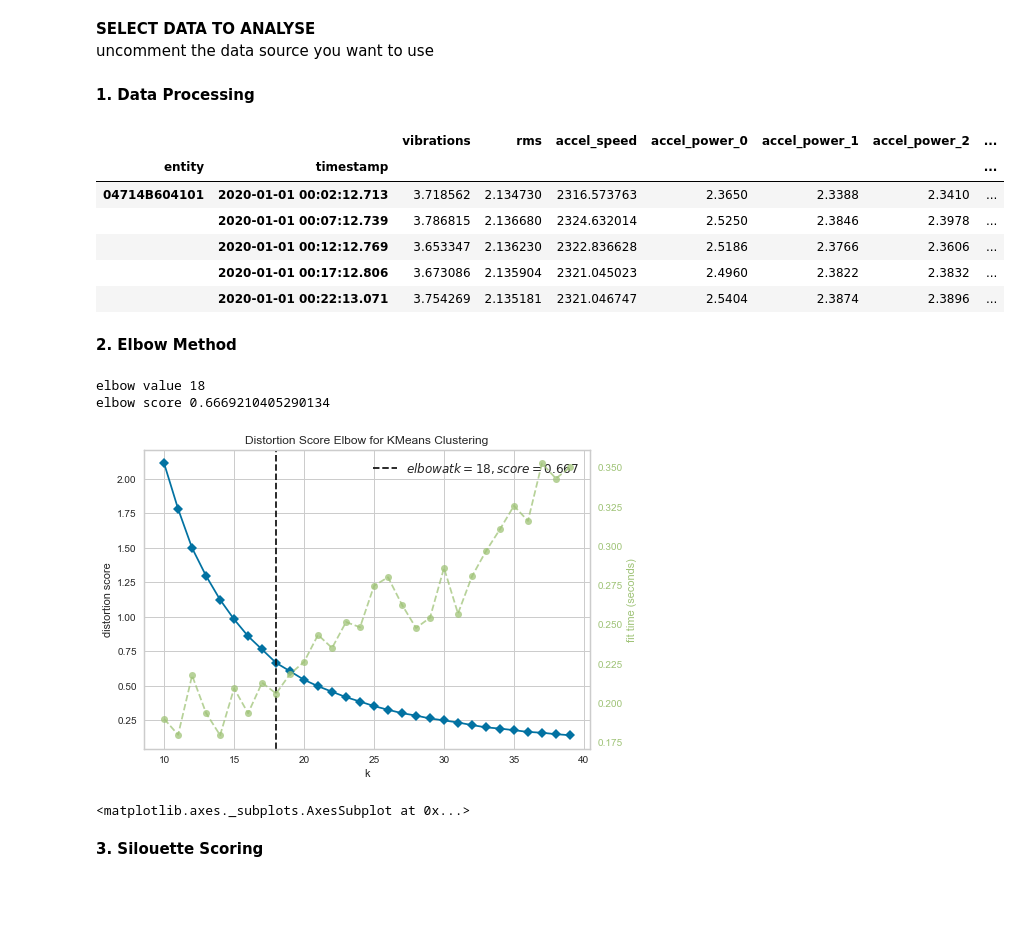
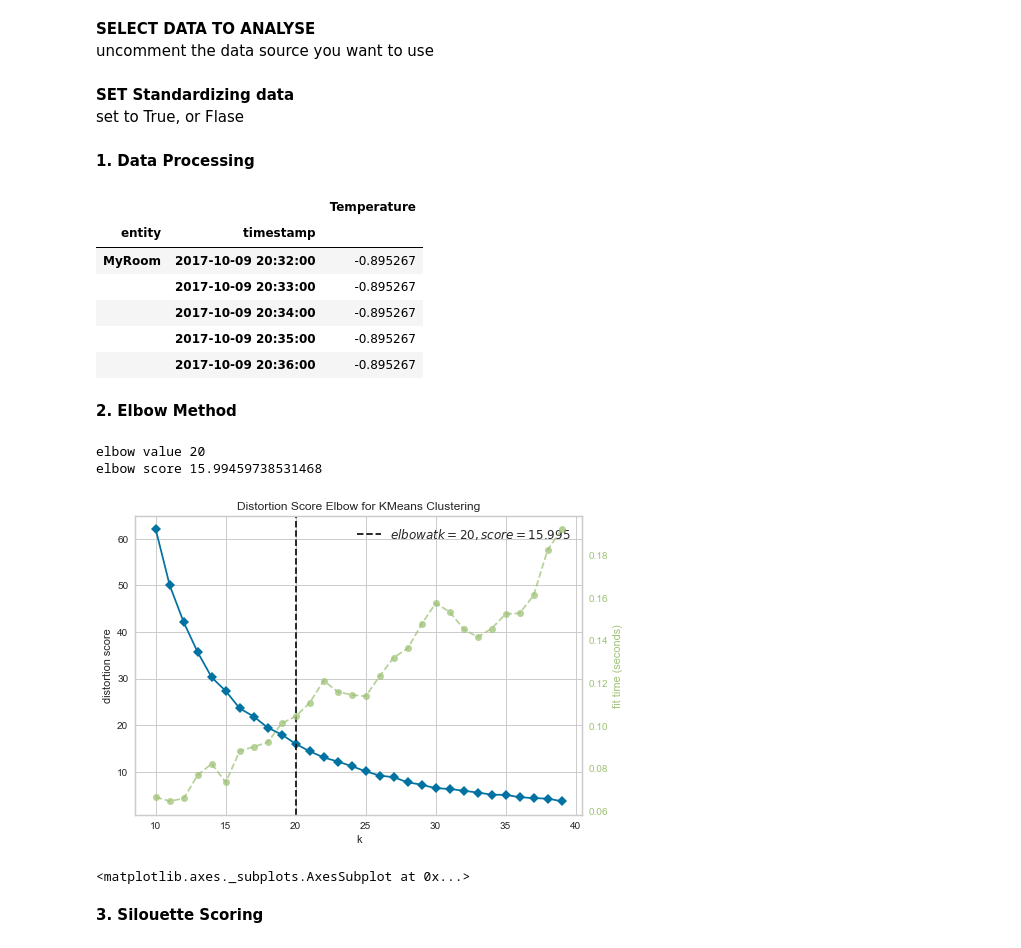
Before and after one commit to singhshraddha/ss-iotfunctions, a Jupyter notebook: notebooks/cblof-kmeans.ipynb, the cells around one changed output. Cells and saved outputs as stored; diff of their text form; code cells hidden in the pictures; blank space fills up the shorter version.

```diff
--- a/notebooks/cblof-kmeans.ipynb
+++ b/notebooks/cblof-kmeans.ipynb
@@ -87,10 +109,15 @@ The autoreload extension is already loaded. To reload it, use:
 uncomment the data source you want to use
 # %%
 #Select (by uncommenting) a data source
-#datapath = '../data/AzureAnomalysample.csv'; datakey='Temperature'
+datapath = '../data/AzureAnomalysample.csv'; datakey='Temperature'
 #datapath = '../data/Armstark04714B6046D5.csv'; datakey='ArmstarkGoodData'
-datapath='../data/Armstark04714B604101.csv'; datakey='ArmstarkBadData'
+#datapath='../data/Armstark04714B604101.csv'; datakey='ArmstarkBadData'
 #datapath = '../data/Anomaly_Sample_data.csv'; datakey='SampleAnomalyData'
+# %% [markdown]
+**SET Standardizing data** <br>
+set to True, or Flase
+# %%
+standardize_data = True
 # %% [markdown]
 **1. Data Processing**
 # %%
@@ -121,7 +148,7 @@ if datakey is "ArmstarkGoodData":
     utils.l2norm(df, 'rms', 'RMS_X', 'RMS_Y', 'RMS_Z')
     utils.l2norm(df, 'accel_speed', 'ACCEL_SPEED')
     utils.unrollAccel(df)
-    df = df.filter(listAttr, axis=1)
+    df = dp.filter_data(listAttr)
 
     #colum we want to analyze
     columnname = 'vibrations'
@@ -140,41 +167,48 @@ if datakey is "ArmstarkBadData":
                 'accel_power_2', 'accel_power_3', 'accel_power_4']
     utils.l2norm(df, 'vibrations', 'VIBRATIONS_XAXIS', 'VIBRATIONS_YAXIS', 'VIBRATIONS_ZAXIS')
     utils.l2norm(df, 'rms', 'RMS_X', 'RMS_Y', 'RMS_Z')
     utils.l2norm(df, 'accel_speed', 'ACCEL_SPEED')
     utils.unrollAccel(df)
-    df = df.filter(listAttr, axis=1)
+    df = dp.filter_data(listAttr)
 
     #colum we want to analyze
     columnname = 'vibrations'
     entity='04714B604101'
 
 #-------------------------------DATA 4-------------------------------#
 if datakey is "SampleAnomalyData":
     dp = data.DataProcessor(filepath=datapath, timestampcolumn='EVT_TIMESTAMP')
     dp.change_column_name('entity', 'DEVICEID')
     dp.change_column_name('timestamp', 'EVT_TIMESTAMP')
     dp.drop_columns(columns=['LOGICALINTERFACE_ID', 'EVENTTYPE', 'FORMAT', 'TURBINE_ID'])
     dp.process_data()
     df = dp.get_data()
     #colum we want to analyze
     columnname = 'TEMPERATURE' #PRESSURE
     entity='A101'
 
+#Standardizing
+df_val = df[int(df.shape[0]/2)+1:]
+df = df[:int(df.shape[0]/2)]
+if standardize_data:
+    df = dp.standard_scaler(df, columnname)
+    df_val = dp.scaler_transform(df_val, columnname)
+
 X = np.array(df[columnname])
 try:
     X.shape[1]
 except:
     X = X.reshape(-1, 1)
 
 df.head()
 # %% [output]
-|  |  | vibrations | rms | accel_speed | accel_power_0 | accel_power_1 | accel_power_2 | ... |
-| entity | timestamp |  |  |  |  |  |  | ... |
-| 04714B604101 | 2020-01-01 00:02:12.713 | 3.718562 | 2.134730 | 2316.573763 | 2.3650 | 2.3388 | 2.3410 | ... |
-|  | 2020-01-01 00:07:12.739 | 3.786815 | 2.136680 | 2324.632014 | 2.5250 | 2.3846 | 2.3978 | ... |
-|  | 2020-01-01 00:12:12.769 | 3.653347 | 2.136230 | 2322.836628 | 2.5186 | 2.3766 | 2.3606 | ... |
-|  | 2020-01-01 00:17:12.806 | 3.673086 | 2.135904 | 2321.045023 | 2.4960 | 2.3822 | 2.3832 | ... |
-|  | 2020-01-01 00:22:13.071 | 3.754269 | 2.135181 | 2321.046747 | 2.5404 | 2.3874 | 2.3896 | ... |
+|  |  | Temperature |
+| entity | timestamp |  |
+| MyRoom | 2017-10-09 20:32:00 | -0.895267 |
+|  | 2017-10-09 20:33:00 | -0.895267 |
+|  | 2017-10-09 20:34:00 | -0.895267 |
+|  | 2017-10-09 20:35:00 | -0.895267 |
+|  | 2017-10-09 20:36:00 | -0.895267 |
 # %% [markdown]
 **2. Elbow Method**
 # %%
@@ -192,9 +226,9 @@ print(f'elbow value {visualizer.elbow_value_}')
 print(f'elbow score {visualizer.elbow_score_}')
 visualizer.show()  # Finalize and render the figure
 # %% [output]
-elbow value 18
-elbow score 0.6669210405290134
+elbow value 20
+elbow score 15.99459738531468
-[figure, old version]
+[figure, new version]
 <matplotlib.axes._subplots.AxesSubplot at 0x...>
 # %% [markdown]
 **3. Silouette Scoring**
```
Also changed, not shown: parts of 16 cells of this notebook, 2 other files.
